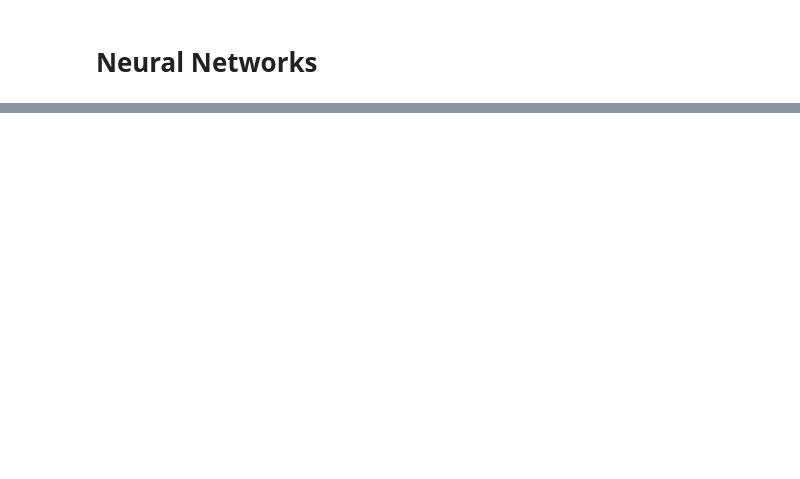
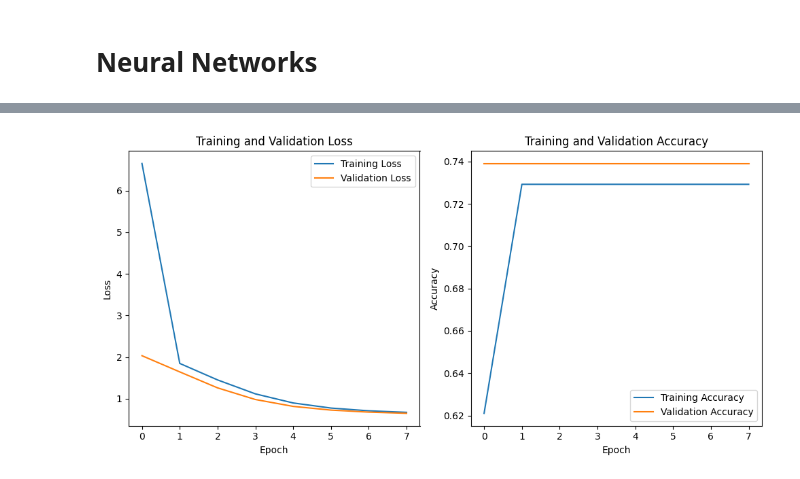
Before and after one commit to buisonanh/pneumonia-classification, a Jupyter notebook: model.ipynb, the cells around one changed output, grey strips where cells are left out. Cells and saved outputs as stored; diff of their text form; code cells hidden in the pictures; blank space fills up the shorter version.

```diff
--- a/model.ipynb
+++ b/model.ipynb
@@ -151,7 +119,7 @@ visualize_random_data(X_train, y_train, num_samples_to_visualize)
 tf.random.set_seed(1234)
 model = Sequential(
     [
-        tf.keras.Input(shape=(400,)),
+        tf.keras.Input(shape=(2500,)),
         Dense(25, activation='relu', name='L1'),
         Dense(15, activation='relu', name='L2'),
         Dense(10, activation='linear', name='L3')
@@ -190,13 +158,17 @@ W1 shape = (400, 25), b1 shape = (25,)
 W2 shape = (25, 15), b2 shape = (15,)
 W3 shape = (15, 10), b3 shape = (10,)
 # %%
+# Compile your model
 model.compile(
     loss=tf.keras.losses.SparseCategoricalCrossentropy(from_logits=True),
     optimizer=tf.keras.optimizers.Adam(learning_rate=0.001),
+    metrics=['accuracy']  # Add accuracy as a metric for monitoring
 )
 
+# Train your model and store the training history
 history = model.fit(
-    X_train,y_train,
-    epochs=40
+    X_train, y_train,
+    epochs=8,
+    validation_data=(X_validation, y_validation)  # Use validation data for monitoring
 )
 # %% [output]
@@ -219,0 +191,24 @@ Epoch 40/40
+# %%
+# Plot the training and validation loss over epochs
+plt.figure(figsize=(10, 5))
+plt.subplot(1, 2, 1)
+plt.plot(history.history['loss'], label='Training Loss')
+plt.plot(history.history['val_loss'], label='Validation Loss')
+plt.xlabel('Epoch')
+plt.ylabel('Loss')
+plt.title('Training and Validation Loss')
+plt.legend()
+
+# Plot the training and validation accuracy over epochs
+plt.subplot(1, 2, 2)
+plt.plot(history.history['accuracy'], label='Training Accuracy')
+plt.plot(history.history['val_accuracy'], label='Validation Accuracy')
+plt.xlabel('Epoch')
+plt.ylabel('Accuracy')
+plt.title('Training and Validation Accuracy')
+plt.legend()
+
+plt.tight_layout()
+plt.show()
+# %% [output]
+[figure, added]
```
Also changed, not shown: parts of 11 cells of this notebook.
